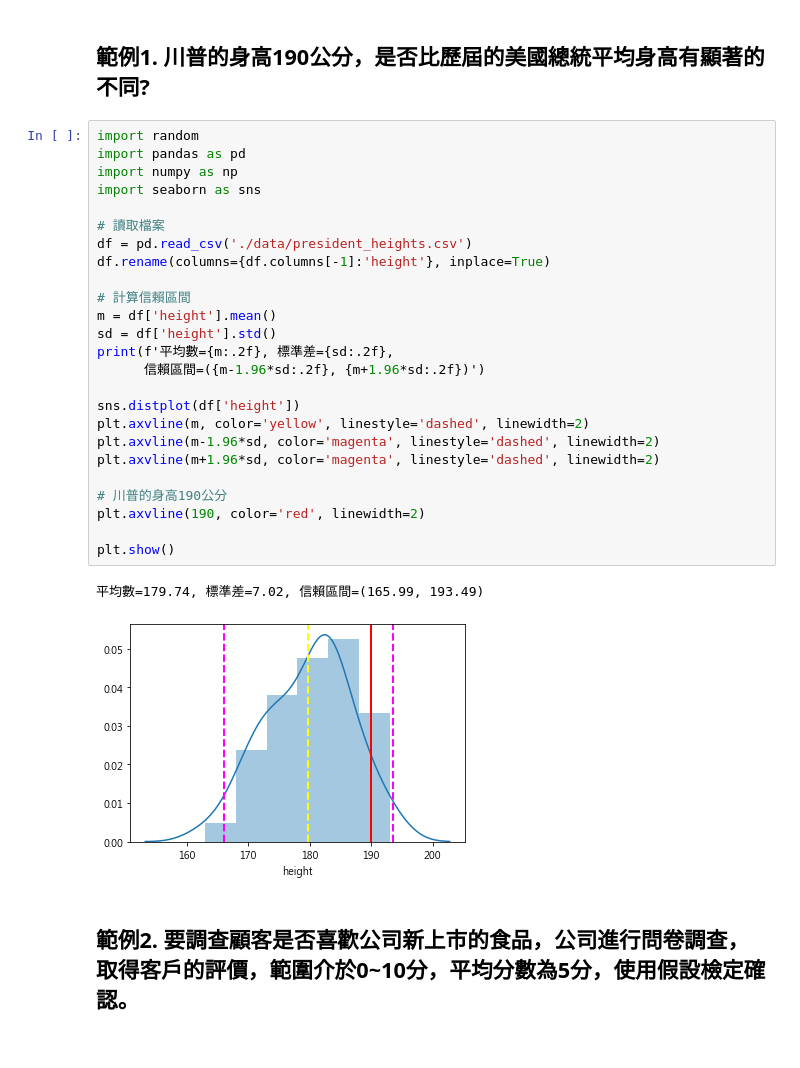
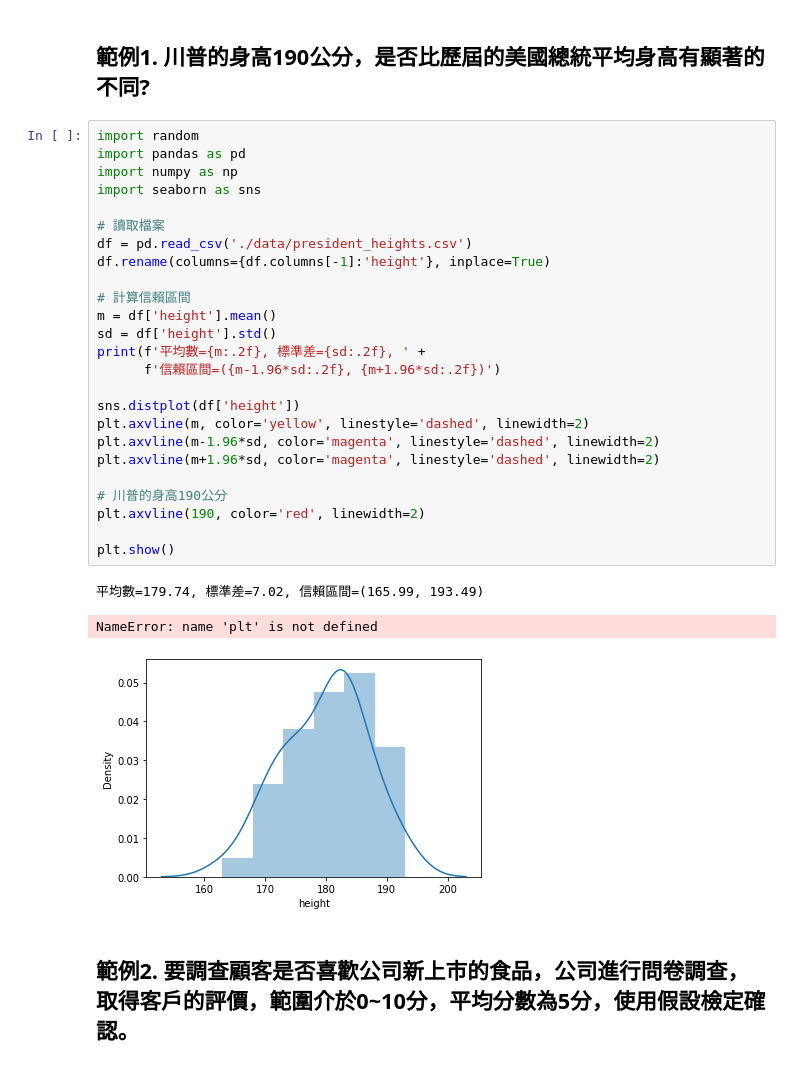
Before and after one commit to mc6666/DL_Book, a Jupyter notebook: src/02_4_6_3_假設檢定.ipynb, the cells around one changed output. Saved outputs shown, nothing was run; the diff lists cells and outputs as text.

```diff
--- a/src/02_4_6_3_假設檢定.ipynb
+++ b/src/02_4_6_3_假設檢定.ipynb
@@ -5,31 +5,32 @@
 # %%
 import random
 import pandas as pd
 import numpy as np
 import seaborn as sns
 
 # 讀取檔案
 df = pd.read_csv('./data/president_heights.csv')
 df.rename(columns={df.columns[-1]:'height'}, inplace=True)
 
 # 計算信賴區間
 m = df['height'].mean()
 sd = df['height'].std()
-print(f'平均數={m:.2f}, 標準差={sd:.2f},
-      信賴區間=({m-1.96*sd:.2f}, {m+1.96*sd:.2f})')
+print(f'平均數={m:.2f}, 標準差={sd:.2f}, ' +
+      f'信賴區間=({m-1.96*sd:.2f}, {m+1.96*sd:.2f})')
 
 sns.distplot(df['height'])
 plt.axvline(m, color='yellow', linestyle='dashed', linewidth=2)
 plt.axvline(m-1.96*sd, color='magenta', linestyle='dashed', linewidth=2)
 plt.axvline(m+1.96*sd, color='magenta', linestyle='dashed', linewidth=2)
 
 # 川普的身高190公分
 plt.axvline(190, color='red', linewidth=2)
 
 plt.show()
 # %% [output]
 平均數=179.74, 標準差=7.02, 信賴區間=(165.99, 193.49)
+NameError: name 'plt' is not defined
-[figure, old version]
+[figure, new version]
 # %% [markdown]
 ## 範例2. 要調查顧客是否喜歡公司新上市的食品，公司進行問卷調查，取得客戶的評價，範圍介於0~10分，平均分數為5分，使用假設檢定確認。
 # %% [markdown]
```
